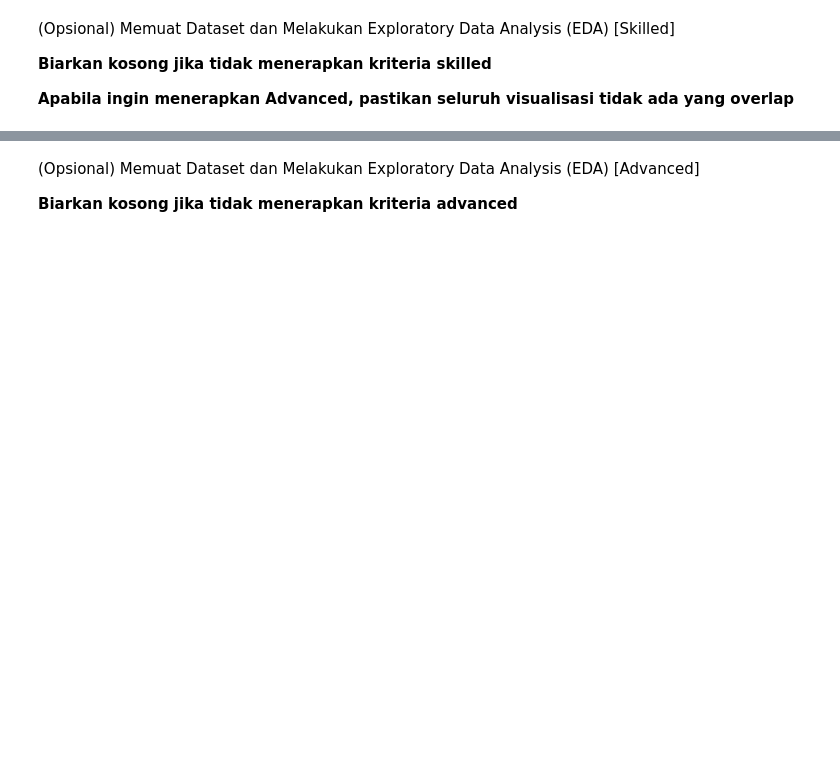
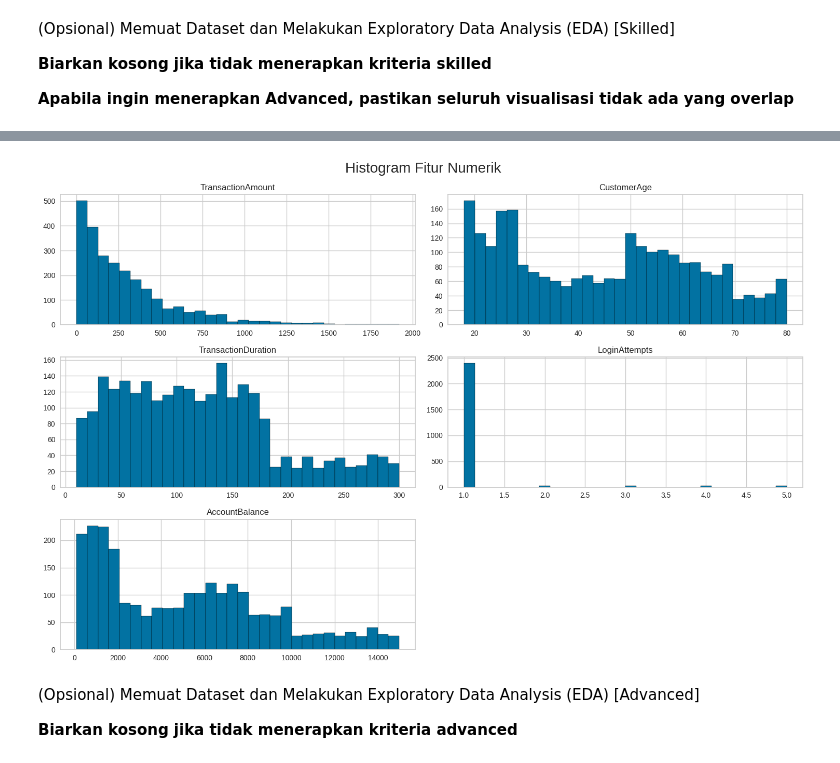
Before and after one commit to ReynardAdimas/Asah, a Jupyter notebook: [Clustering]_Submission_Akhir_BMLP_Reynard_Adimas_Nabil.ipynb, the cells around one changed output, grey strips where cells are left out. Cells and saved outputs as stored; diff of their text form; code cells hidden in the pictures; blank space fills up the shorter version.

```diff
--- a/[Clustering]_Submission_Akhir_BMLP_Reynard_Adimas_Nabil.ipynb
+++ b/[Clustering]_Submission_Akhir_BMLP_Reynard_Adimas_Nabil.ipynb
@@ -87,3 +143,12 @@ Kriteria 1 akan diterima ketika Anda menggunakan fungsi yang diminta tanpa menam
+# %%
+# Menampilkan histogram untuk semua kolom numerik (Opsional Skilled 1)
+numerical_cols = df.select_dtypes(include=np.number)
+numerical_cols.hist(figsize=(15,10), bins=30, edgecolor='black')
+plt.suptitle('Histogram Fitur Numerik', fontsize=20)
+plt.tight_layout()
+plt.show()
+# %% [output]
+[figure, added]
 # %% [markdown]
 (Opsional) Memuat Dataset dan Melakukan Exploratory Data Analysis (EDA) [Advanced]
 
```
Also changed, not shown: parts of 31 cells of this notebook.
